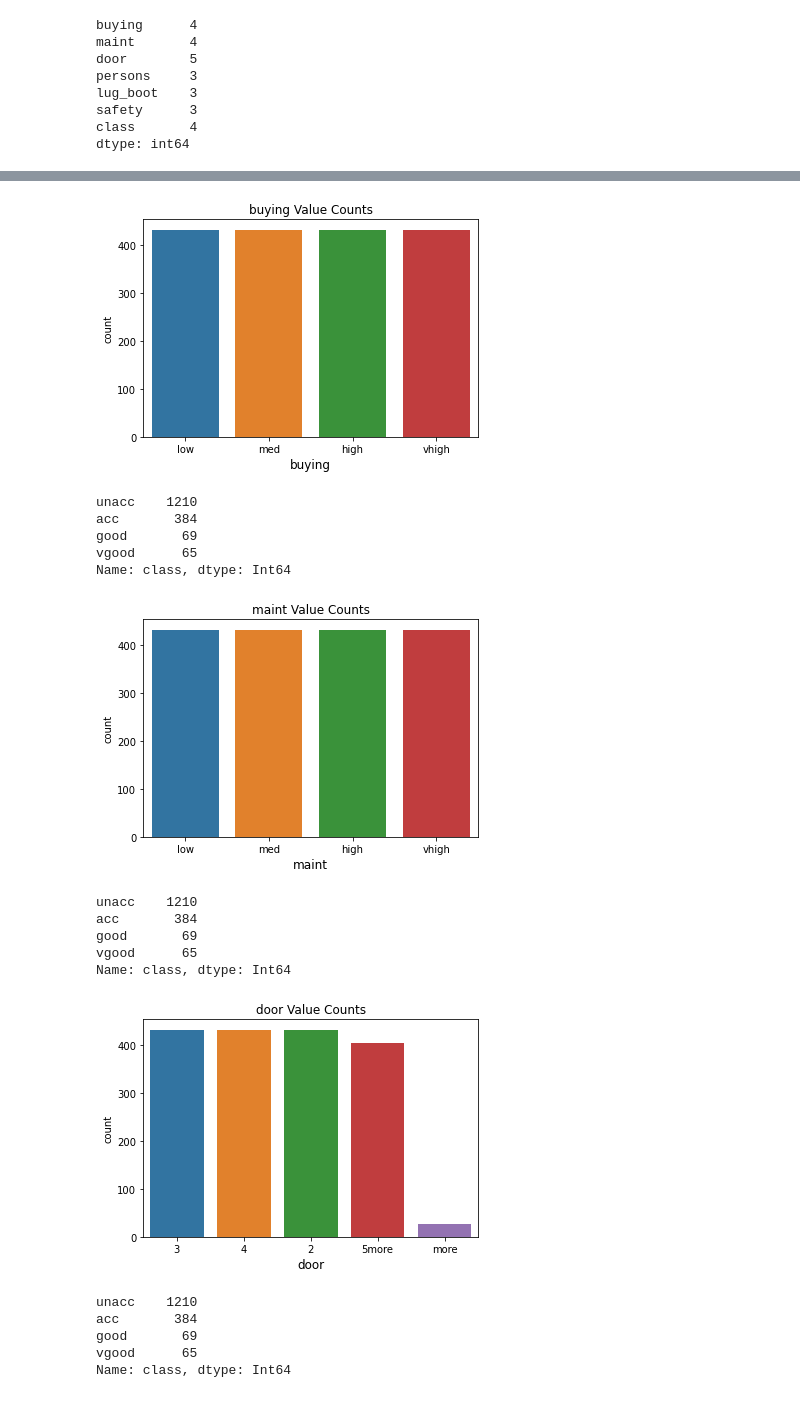
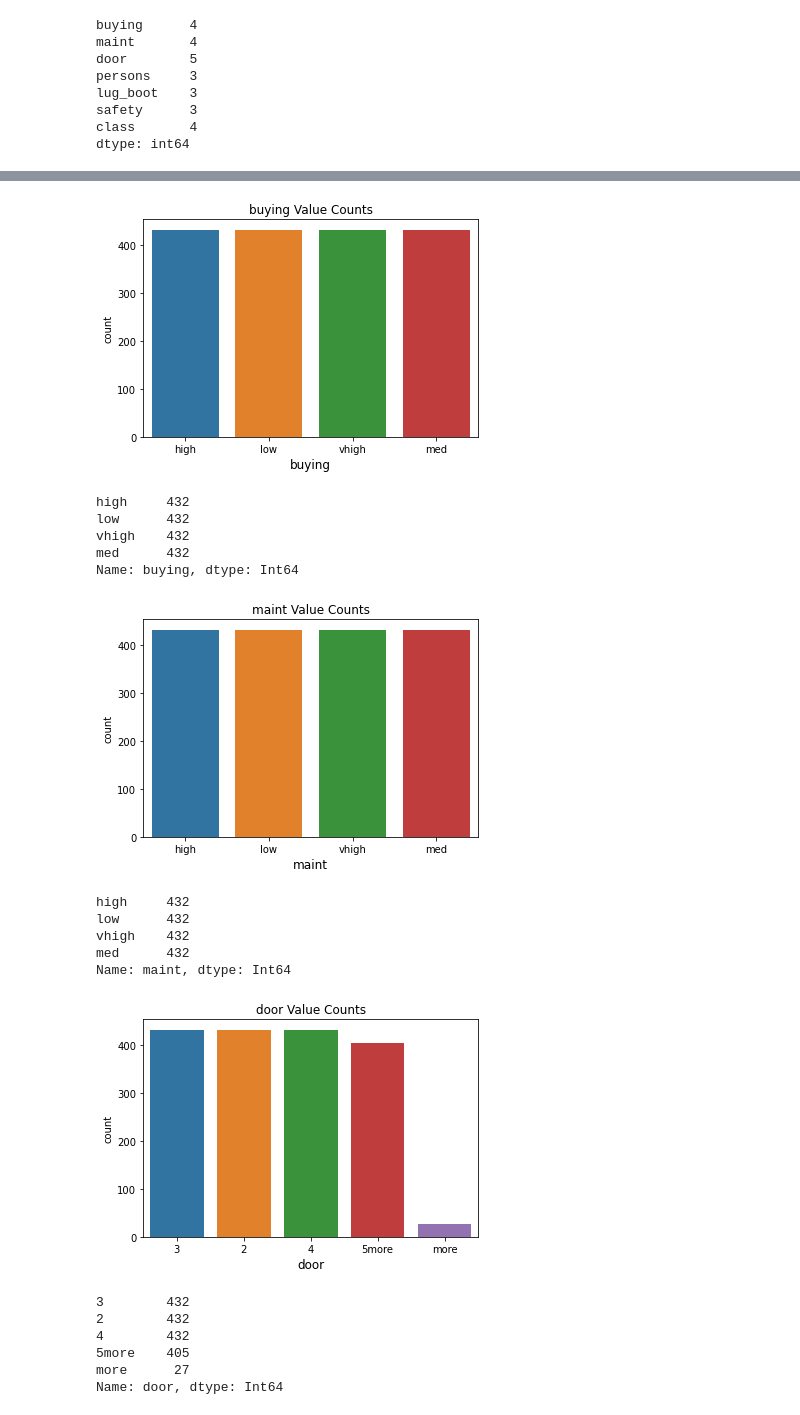
Before and after one commit to 333Kenji/CarClassifier_KNN, a Jupyter notebook: Notebooks/KNN.ipynb, the cells around one changed output, grey strips where cells are left out. Drawn from its saved outputs; the diff is of its cells as text; code cells hidden in the pictures.

Commit message:
Actually got through ALL features, complete with high accuaracy

```diff
--- a/Notebooks/KNN.ipynb
+++ b/Notebooks/KNN.ipynb
@@ -154,8 +158,9 @@ data.door.value_counts()
 more      27
 Name: door, dtype: int64
 # %%
-strings = ['buying','maint','lug_boot','safety','class']
-for i in strings:
+#strings = ['buying','maint','lug_boot','safety','class']
+# nope, they're all categorical and can be converted to string type.
+for i in data.columns:
     data[i] = data[i].astype('string')
 
 data.info(memory_usage='deep')
@@ -186,34 +191,35 @@ data.describe(include='all')
 # %%
 ### 1.4 EDA: Initial Visualization of Summary Stats
 # list of all column headers
-columns = data.columns.tolist()
 
-for column in columns:
+
+for column in data.columns.tolist():
 
 
   sns.countplot(x=data[column],order=data[column].value_counts().index)
   plt.title(column+' Value Counts')
   plt.xticks(rotation=0,fontsize=10)
   plt.xlabel(column,fontsize=12)
   plt.show()
   plt.clf()
-  print(data['class'].value_counts())
+  print(data[column].value_counts())
 # %% [output]
-[figure, old version]
+[figure, new version]
-unacc    1210
-acc       384
-good       69
-vgood      65
-Name: class, dtype: Int64
+high     432
+low      432
+vhigh    432
+med      432
+Name: buying, dtype: Int64
-[figure, old version]
+[figure, new version]
-unacc    1210
-acc       384
-good       69
-vgood      65
-Name: class, dtype: Int64
+high     432
+low      432
+vhigh    432
+med      432
+Name: maint, dtype: Int64
 [figure]
-unacc    1210
-acc       384
-good       69
-vgood      65
-Name: class, dtype: Int64
+3        432
+2        432
+4        432
+5more    405
+more      27
+Name: door, dtype: Int64
```
Also changed, not shown: parts of 36 cells of this notebook.
